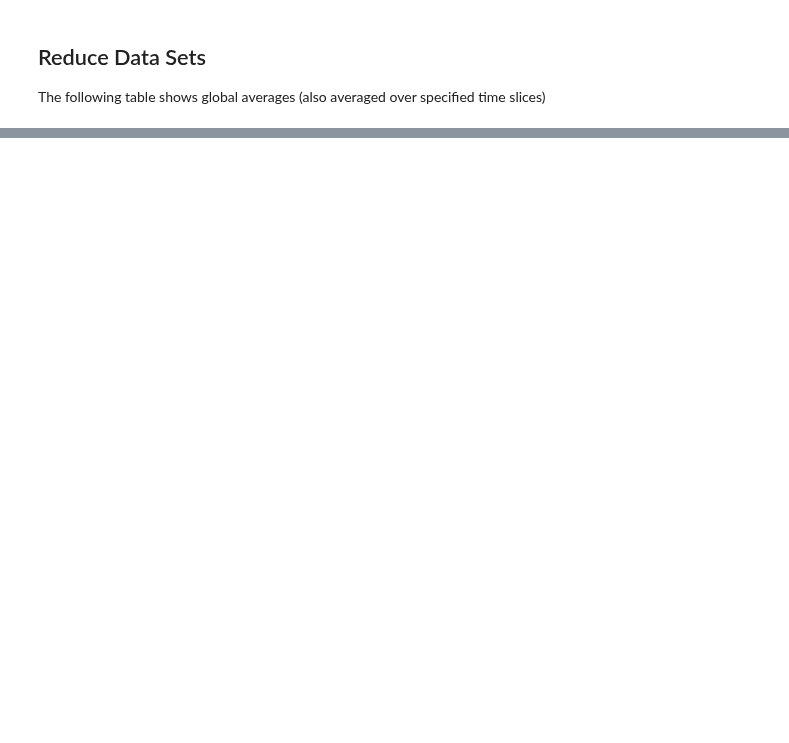
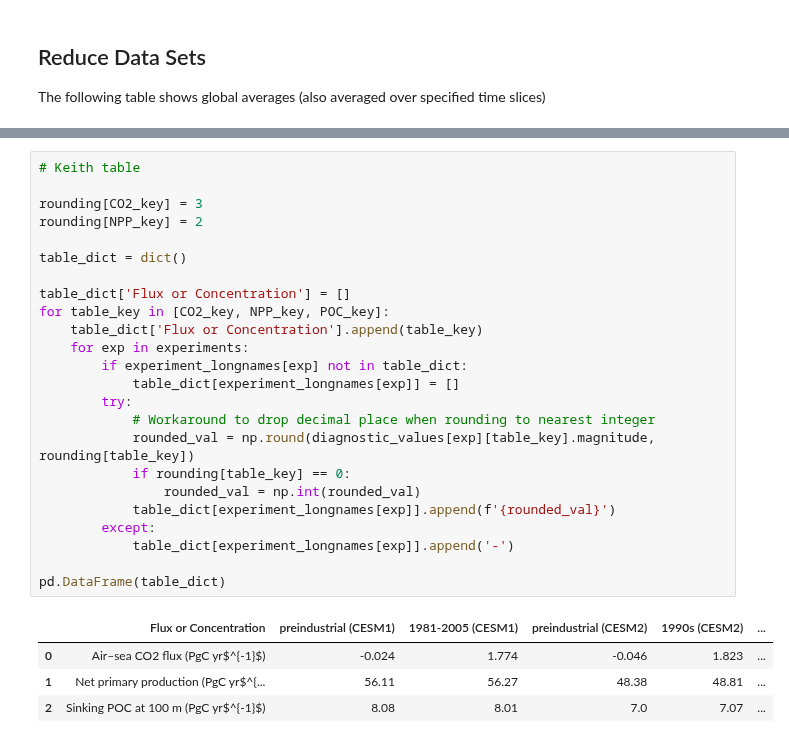
Before and after one commit to marbl-ecosys/cesm2-marbl, a Jupyter notebook: notebooks/Global Flux Table.ipynb, the cells around one changed output, grey strips where cells are left out. Drawn from its saved outputs; the diff is of its cells as text; blank space fills up the shorter version.

```diff
--- a/notebooks/Global Flux Table.ipynb
+++ b/notebooks/Global Flux Table.ipynb
@@ -611,0 +663,29 @@ pd.DataFrame(table_dict)
+# %%
+# Keith table
+
+rounding[CO2_key] = 3
+rounding[NPP_key] = 2
+
+table_dict = dict()
+
+table_dict['Flux or Concentration'] = []
+for table_key in [CO2_key, NPP_key, POC_key]:
+    table_dict['Flux or Concentration'].append(table_key)
+    for exp in experiments:
+        if experiment_longnames[exp] not in table_dict:
+            table_dict[experiment_longnames[exp]] = []
+        try:
+            # Workaround to drop decimal place when rounding to nearest integer
+            rounded_val = np.round(diagnostic_values[exp][table_key].magnitude, rounding[table_key])
+            if rounding[table_key] == 0:
+                rounded_val = np.int(rounded_val)
+            table_dict[experiment_longnames[exp]].append(f'{rounded_val}')
+        except:
+            table_dict[experiment_longnames[exp]].append('-')
+
+pd.DataFrame(table_dict)
+# %% [output]
+|  | Flux or Concentration | preindustrial (CESM1) | 1981-2005 (CESM1) | preindustrial (CESM2) | 1990s (CESM2) | ... |
+| 0 | Air–sea CO2 flux (PgC yr$^{-1}$) | -0.024 | 1.774 | -0.046 | 1.823 | ... |
+| 1 | Net primary production (PgC yr$^{... | 56.11 | 56.27 | 48.38 | 48.81 | ... |
+| 2 | Sinking POC at 100 m (PgC yr$^{-1}$) | 8.08 | 8.01 | 7.0 | 7.07 | ... |
```
Also changed, not shown: parts of 13 cells of this notebook.
